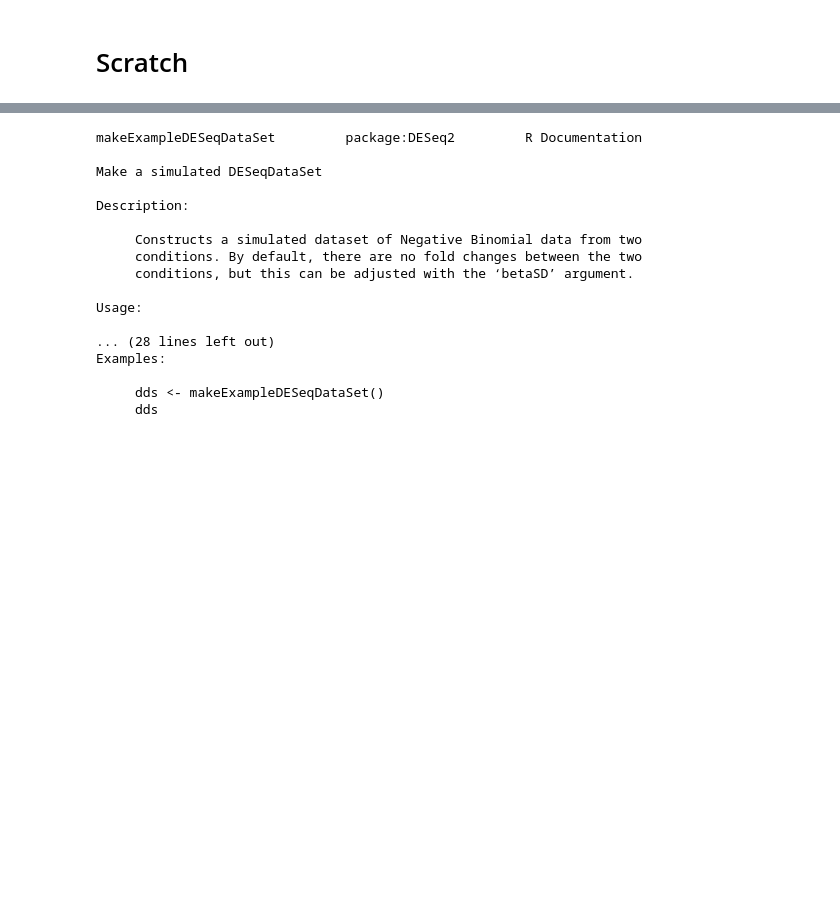
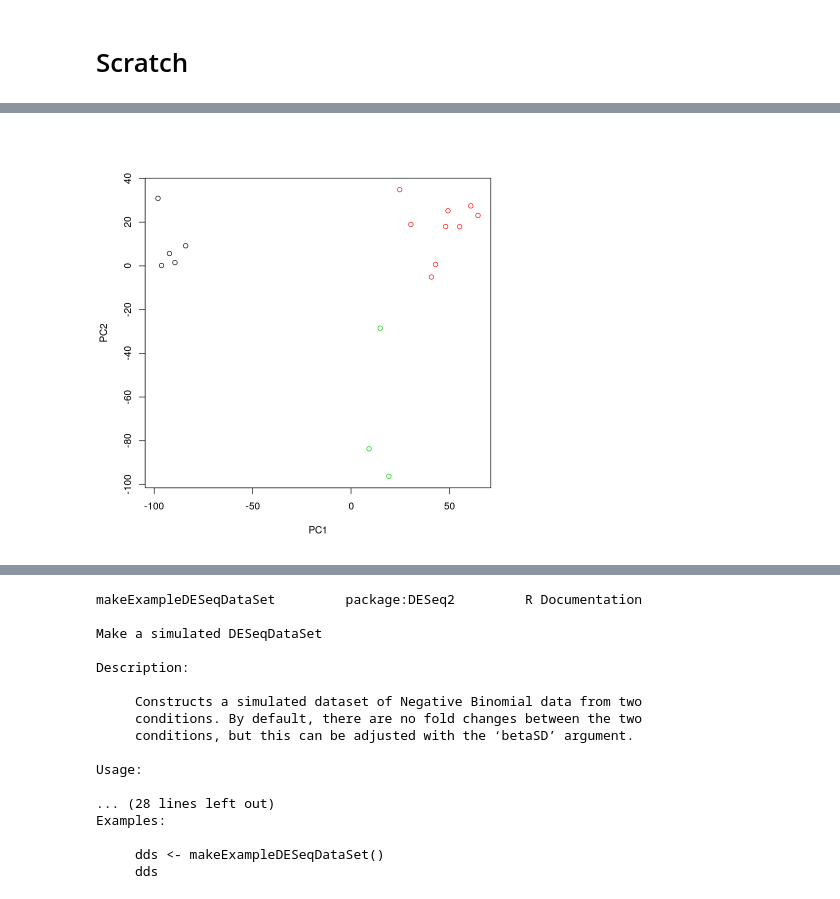
Before and after one commit to andrew-weisman/target_classification, a Jupyter notebook: main_r.ipynb, the cells around one changed output, grey strips where cells are left out. Saved outputs shown, nothing was run; the diff lists cells and outputs as text; code cells hidden in the pictures; blank space fills up the shorter version.

```diff
--- a/main_r.ipynb
+++ b/main_r.ipynb
@@ -35,0 +103,8 @@ png
+# %%
+library("DESeq2")
+ntd <- normTransform(dds) # note no blind option; this does log2(count(dds,normalized=TRUE) + 1)
+my_data <- assay(ntd)[select,]
+pc <- prcomp(t(my_data))
+plot(pc$x[,1:2] ,col=colData(dds)$condition)
+# %% [output]
+[figure, added]
```
Also changed, not shown: parts of 12 cells of this notebook, 2 other files.
